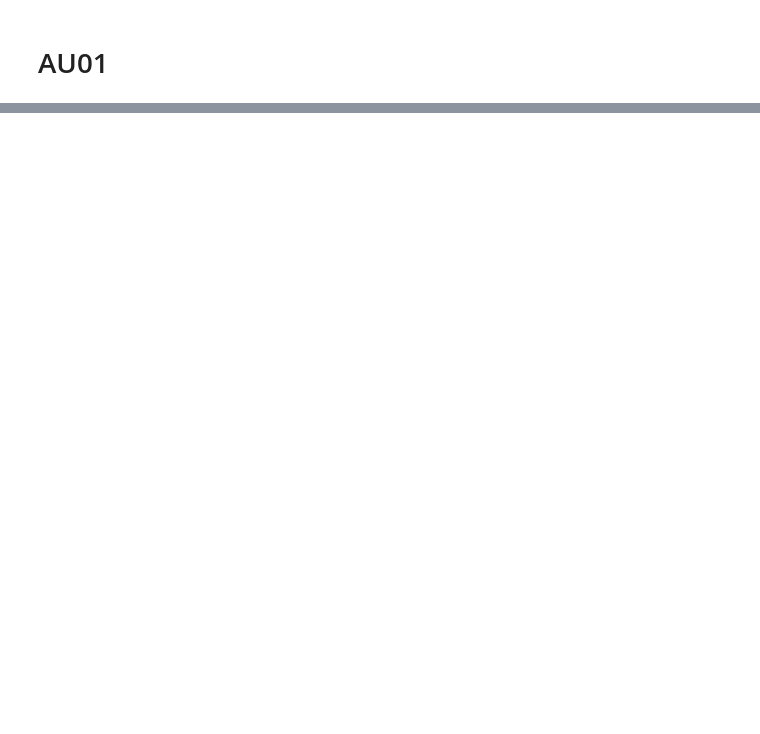
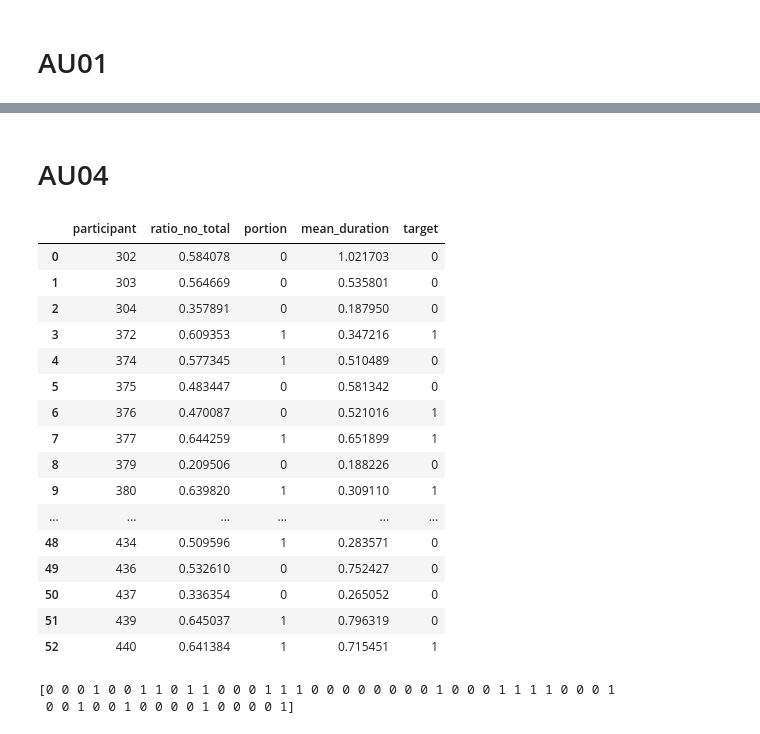
Before and after one commit to vanditagoyal1997/depression-analysis, a Jupyter notebook: scripts/combo_AU.ipynb, the cells around one changed output, grey strips where cells are left out. Drawn from its saved outputs; the diff is of its cells as text; code cells hidden in the pictures; blank space fills up the shorter version.

```diff
--- a/scripts/combo_AU.ipynb
+++ b/scripts/combo_AU.ipynb
@@ -165,0 +523,2 @@ for i in files:
+# %% [markdown]
+# AU04
@@ -165,0 +596,38 @@ for i in files:
+# %%
+df_AU04
+# %% [output]
+|  | participant | ratio_no_total | portion | mean_duration | target |
+| 0 | 302 | 0.584078 | 0 | 1.021703 | 0 |
+| 1 | 303 | 0.564669 | 0 | 0.535801 | 0 |
+| 2 | 304 | 0.357891 | 0 | 0.187950 | 0 |
+| 3 | 372 | 0.609353 | 1 | 0.347216 | 1 |
+| 4 | 374 | 0.577345 | 1 | 0.510489 | 0 |
+| 5 | 375 | 0.483447 | 0 | 0.581342 | 0 |
+| 6 | 376 | 0.470087 | 0 | 0.521016 | 1 |
+| 7 | 377 | 0.644259 | 1 | 0.651899 | 1 |
+| 8 | 379 | 0.209506 | 0 | 0.188226 | 0 |
+| 9 | 380 | 0.639820 | 1 | 0.309110 | 1 |
+| ... | ... | ... | ... | ... | ... |
+| 48 | 434 | 0.509596 | 1 | 0.283571 | 0 |
+| 49 | 436 | 0.532610 | 0 | 0.752427 | 0 |
+| 50 | 437 | 0.336354 | 0 | 0.265052 | 0 |
+| 51 | 439 | 0.645037 | 1 | 0.796319 | 0 |
+| 52 | 440 | 0.641384 | 1 | 0.715451 | 1 |
+# %%
+a=np.array(df_AU01)
+y=a[:,4]
+x = np.column_stack((df_AU01.ratio_no_total,df_AU01.portion,df_AU01.mean_duration))
+#print (x),(y)
+y=y.astype('int')
+#z=np.column_stack(df_AU01.portion)
+#fig = plt.figure(figsize=(6, 6))
+#ax = fig.add_subplot(111, projection='3d')
+#ax.scatter(x, y, z,linewidths=1, alpha=.7,edgecolor='k',s = 200)
+#plt.show()
+
+
+x_train, x_test, y_train, y_test = train_test_split(x, y, test_size=0.33, random_state=42)
+print(y)
+# %% [output]
+[0 0 0 1 0 0 1 1 0 1 1 0 0 0 1 1 1 0 0 0 0 0 0 0 0 1 0 0 0 1 1 1 1 0 0 0 1
+ 0 0 1 0 0 1 0 0 0 0 1 0 0 0 0 1]
```
Also changed, not shown: parts of 156 cells of this notebook.
